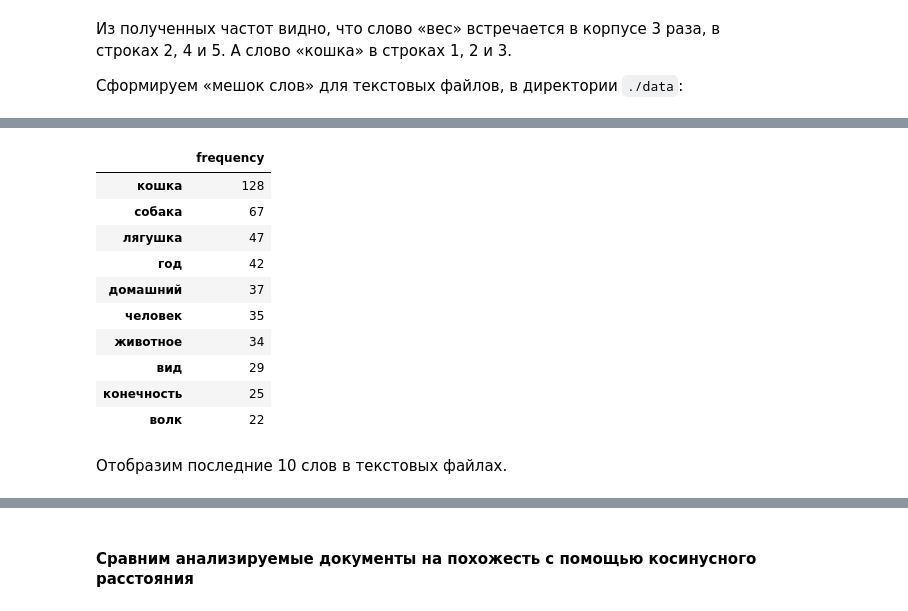
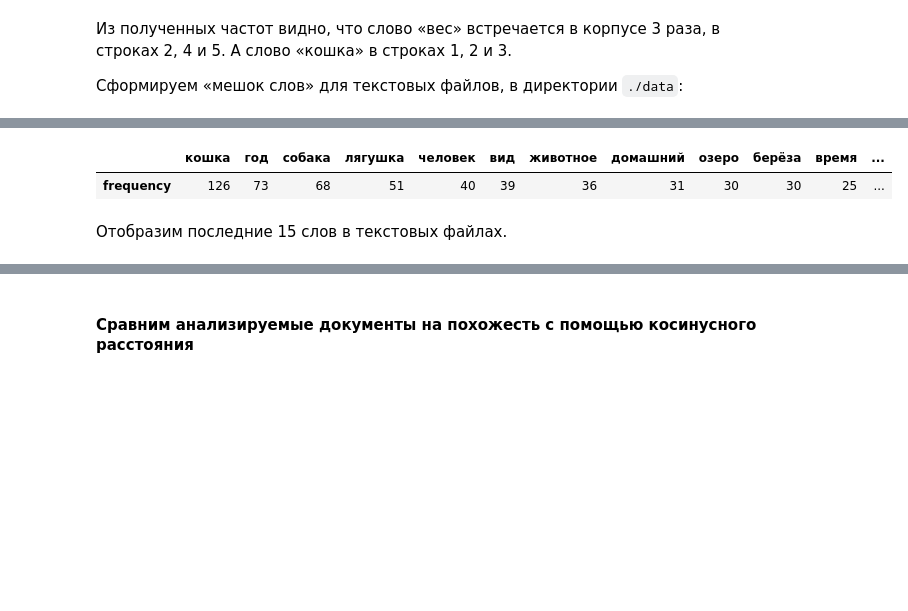
Before and after one commit to dmt-zh/nlp, a Jupyter notebook: Text Representation.ipynb, the cells around one changed output, grey strips where cells are left out. Drawn from its saved outputs; the diff is of its cells as text; code cells hidden in the pictures; blank space fills up the shorter version.

```diff
--- a/Text Representation.ipynb
+++ b/Text Representation.ipynb
@@ -97,6 +99,7 @@ class RussianTokenizer:
         remove_symbols: bool = True,
         normalize_whitespaces: bool = True,
         keep_stopwords: bool = False,
+        min_length: int = 1,
     ):
         if remove_numbers:
             self._remove_numbers = re_compile(r'\p{Number}')
@@ -108,8 +111,9 @@ class RussianTokenizer:
             self._normalize_whitespaces = re_compile(r'\s+')
 
         self._keep_stopwords = keep_stopwords
+        self._min_length = min_length
         self._activated_patterns = tuple(
-            (attr, value) for attr, value in self.__dict__.items() if isinstance(value, Pattern)
+            pattern for attr, pattern in self.__dict__.items() if isinstance(pattern, Pattern)
         )
 
     def __call__(
@@ -120,15 +124,14 @@ class RussianTokenizer:
         ) -> Sequence[str]:
 
         if self._activated_patterns:
-            for attr, regex_pattern in self._activated_patterns:
-                if attr == '_normalize_whitespaces':
-                    text_line = regex_pattern.sub(' ', text_line).strip()
-                else:
-                    text_line = regex_pattern.sub('', text_line).strip()
+            for regex_pattern in self._activated_patterns:
+                text_line = regex_pattern.sub(' ', text_line)
 
         tokenized_doc = ru_spacy_model(text_line)
         if self._keep_stopwords:
-            return list(token.lemma_ for token in tokenized_doc if token.lemma_)
-        return list(token.lemma_ for token in tokenized_doc if token.lemma_ and not token.is_stop)
+            return list(token.lemma_ for token in tokenized_doc if len(token.lemma_) >= self._min_length)
+        return list(token.lemma_ for token in tokenized_doc if len(token.lemma_) >= self._min_length and not token.is_stop)
 
-ru_tokenizer = RussianTokenizer()
+ru_tokenizer = RussianTokenizer(
+    min_length=3,
+)
@@ -380,14 +399,15 @@ doc_files = sorted(data_dir.glob('*_doc*'), key=lambda file: int(file.name.split
 # Проинициализируем векторизатор с аргументом `filename` для считывания файлов
 docs_bow_vectorizer = CountVectorizer(
     input='filename',
+    strip_accents='unicode',
     lowercase=True,
     tokenizer=ru_tokenizer,
     analyzer='word',
+    max_features=350,
     binary=False,
-    max_features=500,
 )
 # Трансформируем документы в мешок слов
-docs_bow = docs_bow_vectorizer.fit_transform(list(data_dir.glob('*_doc*')))
+docs_bow = docs_bow_vectorizer.fit_transform(doc_files)
 docs_bow_df = pd.DataFrame(
     data=docs_bow.toarray(),
     columns=docs_bow_vectorizer.get_feature_names_out()
@@ -406,17 +431,8 @@ docs_bow_df
 # %%
-docs_bow_df.sum(axis=0).to_frame(name='frequency').sort_values('frequency', ascending=False).head(10)
+docs_bow_df.sum(axis=0).to_frame(name='frequency').sort_values('frequency', ascending=False).head(15).T
 # %% [output]
-|  | frequency |
-| кошка | 128 |
-| собака | 67 |
-| лягушка | 47 |
-| год | 42 |
-| домашний | 37 |
-| человек | 35 |
-| животное | 34 |
-| вид | 29 |
-| конечность | 25 |
-| волк | 22 |
+|  | кошка | год | собака | лягушка | человек | вид | животное | домашний | озеро | берёза | время | ... |
+| frequency | 126 | 73 | 68 | 51 | 40 | 39 | 36 | 31 | 30 | 30 | 25 | ... |
 # %% [markdown]
-Отобразим последние 10 слов в текстовых файлах.
+Отобразим последние 15 слов в текстовых файлах.
 # %%
```
Also changed, not shown: parts of 22 cells of this notebook, 6 other files.
